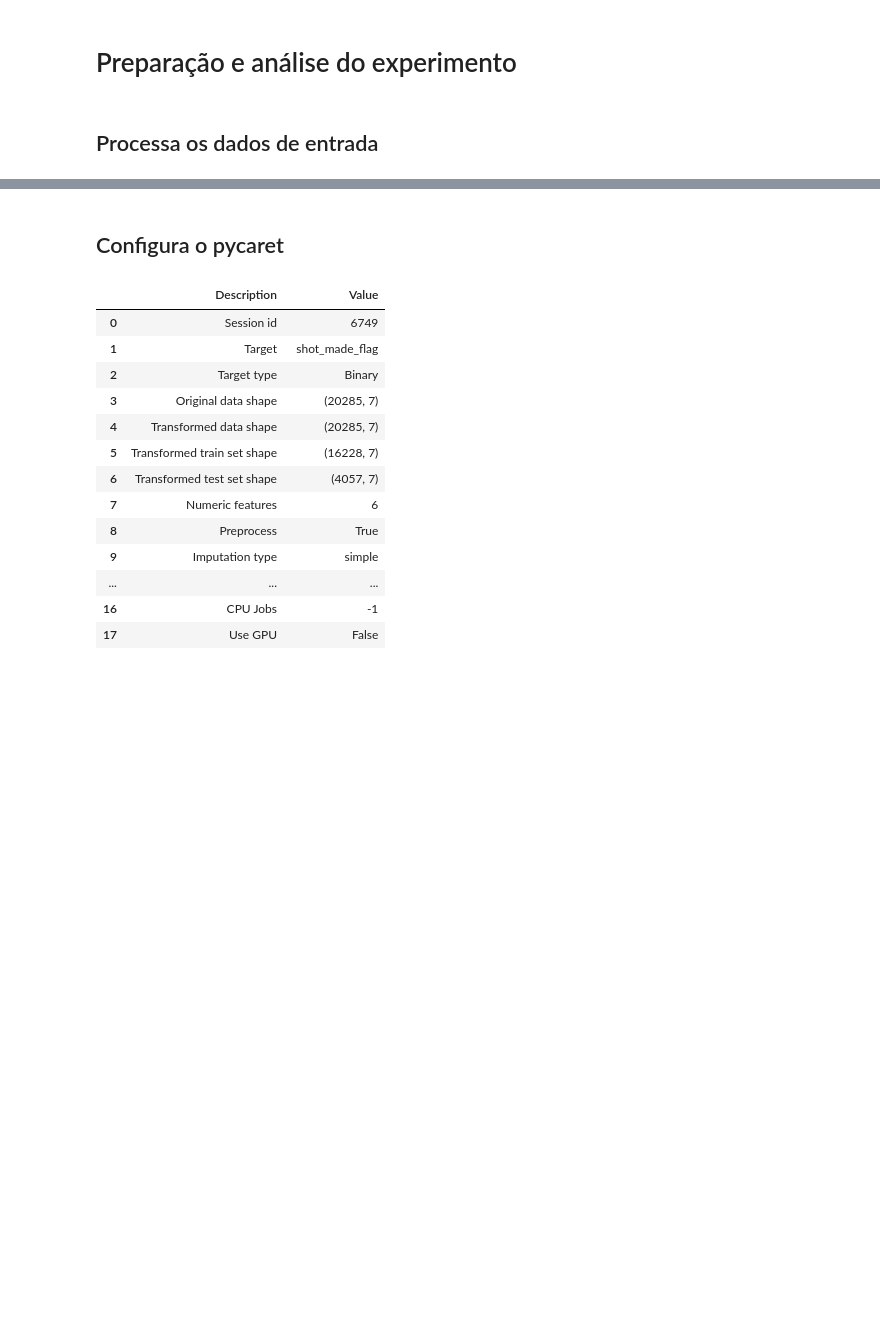
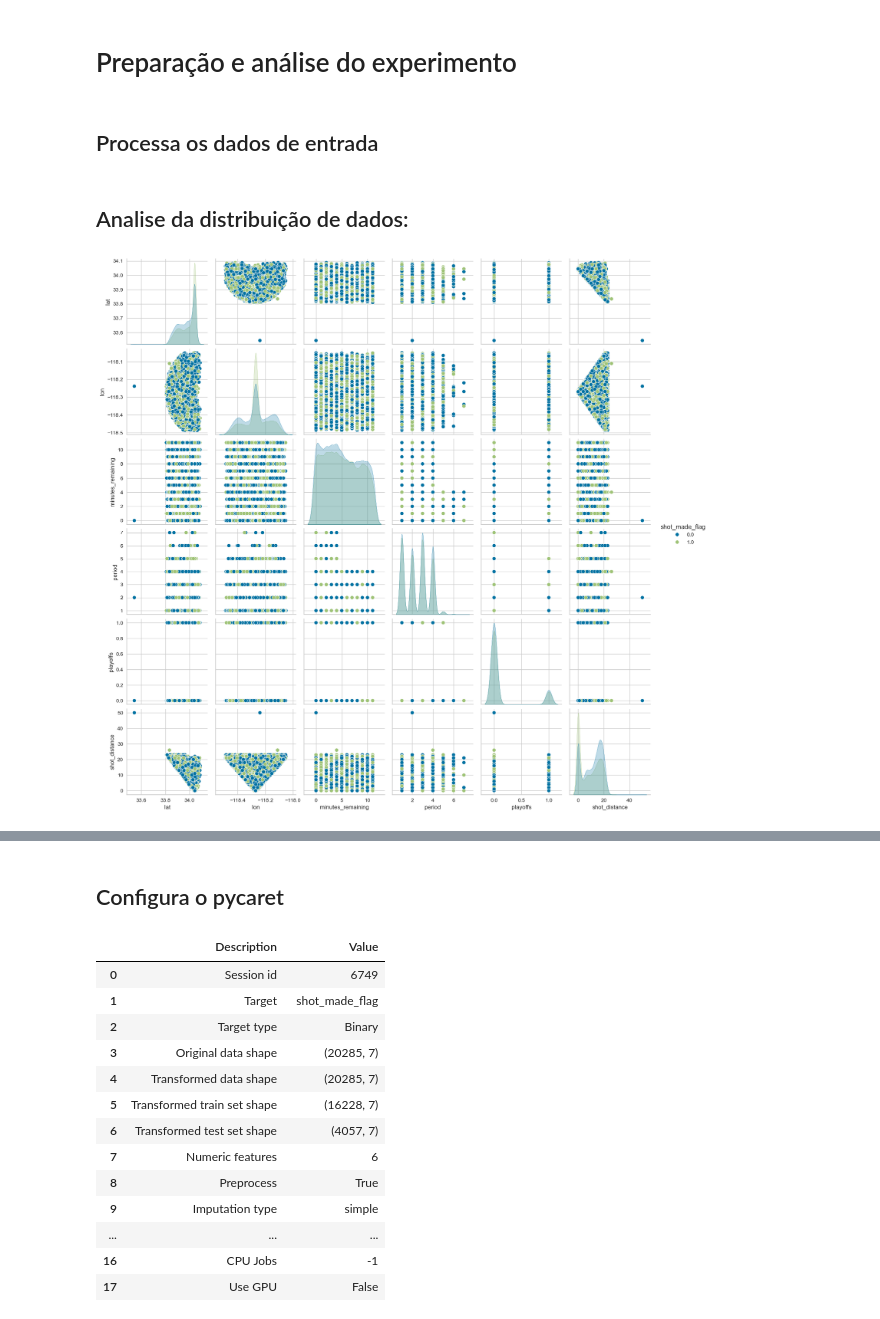
Before and after one commit to ralima/projeto-final-ml-eng, a Jupyter notebook: code/projeto_final.ipynb, the cells around one changed output, grey strips where cells are left out. Saved outputs shown, nothing was run; the diff lists cells and outputs as text; code cells hidden in the pictures; blank space fills up the shorter version.

```diff
--- a/code/projeto_final.ipynb
+++ b/code/projeto_final.ipynb
@@ -77,3 +77,10 @@ with mlflow.start_run(experiment_id=experiment_id, run_name = 'PreparacaoDados',
     })
 
 mlflow_run = mlflow.active_run()
+# %% [markdown]
+## Analise da distribuição de dados:
+# %%
+sns.pairplot(dataframe_dev[colunas], hue=coluna_alvo)
+plot.show()
+# %% [output]
+[figure, added]
```
Also changed, not shown: parts of 8 cells of this notebook, 3 other files.
